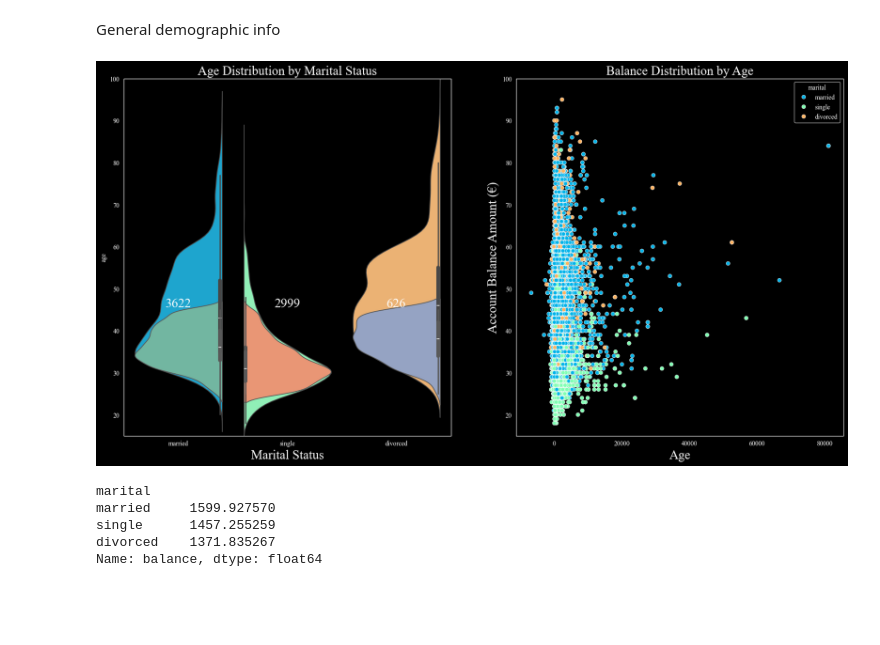
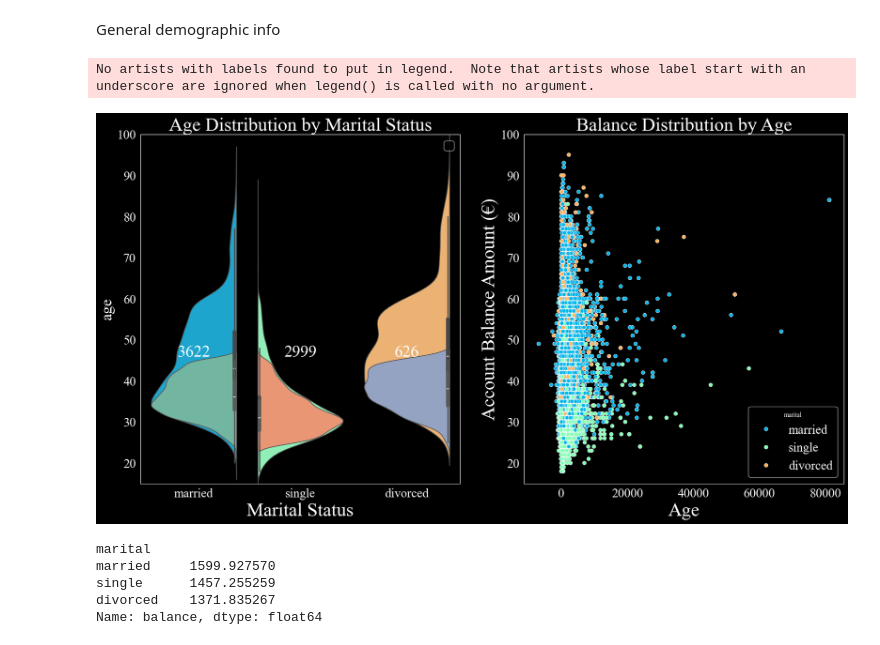
Before and after one commit to datnguyent93/BankMarketing, a Jupyter notebook: main.ipynb, the cells around one changed output. Saved outputs shown, nothing was run; the diff lists cells and outputs as text; code cells hidden in the pictures; blank space fills up the shorter version.

```diff
--- a/main.ipynb
+++ b/main.ipynb
@@ -18,11 +18,11 @@ import warnings
 warnings.filterwarnings('ignore')
 
 # Set default font size for various text elements
-plt.rcParams['axes.titlesize'] = 18  # Title font size
-plt.rcParams['axes.labelsize'] = 14  # Axes label font size
-plt.rcParams['xtick.labelsize'] = 12  # X-axis tick label font size
-plt.rcParams['ytick.labelsize'] = 12  # Y-axis tick label font size
-plt.rcParams['legend.fontsize'] = 12  # Legend font size
+plt.rcParams['axes.titlesize'] = 35  # Title font size
+plt.rcParams['axes.labelsize'] = 25  # Axes label font size
+plt.rcParams['xtick.labelsize'] = 20  # X-axis tick label font size
+plt.rcParams['ytick.labelsize'] = 20  # Y-axis tick label font size
+plt.rcParams['legend.fontsize'] = 20  # Legend font size
 
 # Set font family and color configurations
 plt.rcParams['font.family']= 'Times New Roman'
@@ -86,36 +86,37 @@ General demographic info
 # %%
 # sns.set_style('whitegrid')
 
 fig, [ax1, ax2] = plt.subplots(1, 2, figsize=(20, 10))
 # Ploting 1: age distribution by marital status
 ax1 = sns.violinplot(x='marital', y='age', data=df, palette='rainbow', split=True, ax=ax1)
 highlight = df[(df['age'] >= 25) & (df['age'] <= 45)]
 highlight_count = highlight['marital'].value_counts()
 ax1 = sns.violinplot(x='marital', y='age', data=highlight, palette='Set2', split=True, ax=ax1)
-ax1.set_title('Age Distribution by Marital Status', fontsize=20)
-ax1.set_xlabel('Marital Status', fontsize=20)
+ax1.set_title('Age Distribution by Marital Status', fontsize=30)
+ax1.set_xlabel('Marital Status', fontsize=30)
 ax1.set_ylim(15, 100)
 for i, marital_status in enumerate(df['marital'].unique()):
     ax1.text(i, 45, s=f'{highlight_count[marital_status]}', ha='center', va='bottom', fontsize=26, color='white')
-
+ax1.legend()
 # Plot 2: Balance distribution by age
 ax2 = sns.scatterplot(x='balance', y='age', data=df, hue='marital', palette='rainbow', ax=ax2)
 average_balances = df.groupby('marital')['balance'].mean().sort_values(ascending=False)
 # for i, (marital_status, avg_balance) in enumerate(average_balances.items()):
     # Annotate the average balance line with the marital status and value
     # ax2.text(df['age'].max(), avg_balance, f'{marital_status} Avg: {avg_balance:.0f}',
     #          horizontalalignment='right', verticalalignment='center',
     #          fontsize=15, color=sns.color_palette("Set2")[i])
 
-ax2.set_title('Balance Distribution by Age', fontsize=56)
-ax2.set_xlabel('Age', fontsize=32)
+ax2.set_title('Balance Distribution by Age', fontsize=30)
+ax2.set_xlabel('Age', fontsize=30)
 ax2.set_ylim(15, 100)
-ax2.set_ylabel('Account Balance Amount (€)', fontsize=42)
+ax2.set_ylabel('Account Balance Amount (€)', fontsize=30)
 
 
 plt.show()
 # %% [output]
+No artists with labels found to put in legend.  Note that artists whose label start with an underscore are ignored when legend() is called with no argument.
-[figure, old version]
+[figure, new version]
 # %%
 print(average_balances)
 # %% [output]
```
Also changed, not shown: parts of 11 cells of this notebook.
